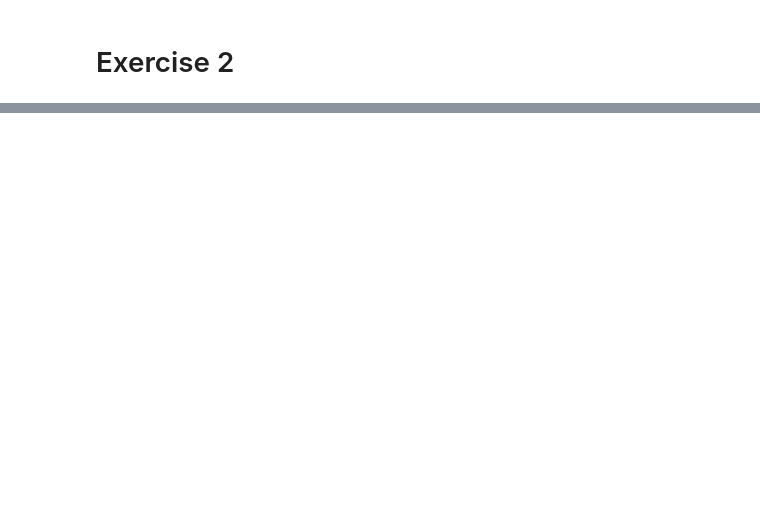
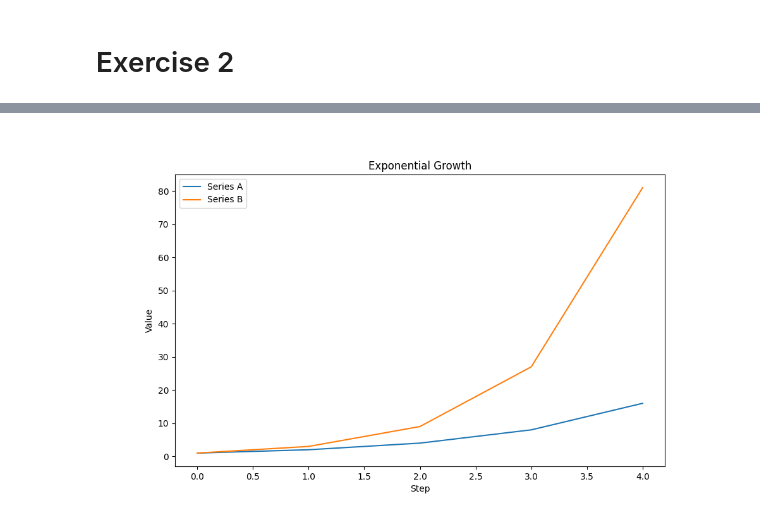
Before and after one commit to SmallCelestial/MLOps_course_AGH, a Jupyter notebook: lab13/lab.ipynb, the cells around one changed output, grey strips where cells are left out. Saved outputs shown, nothing was run; the diff lists cells and outputs as text; code cells hidden in the pictures; blank space fills up the shorter version.

```diff
--- a/lab13/lab.ipynb
+++ b/lab13/lab.ipynb
@@ -200,0 +535,3 @@ if __name__ == "__main__":
+# %%
+parquet_url = "https://d37ci6vzurychx.cloudfront.net/trip-data/yellow_tripdata_2025-01.parquet"
+response = make_data_request(f"Read this Parquet file and tell me the first vendor ID and pickup time: {parquet_url}")
@@ -200,0 +678,16 @@ if __name__ == "__main__":
+# %%
+prompt = "What date do we have?"
+response = await make_llm_request(prompt)
+print("Response:\n", response)
+
+print()
+
+prompt = "Can you give me data and time in ISO 8601 format?"
+response = await make_llm_request(prompt)
+print("Response:\n", response)
+
+print()
+
+prompt = "What time is it?"
+response = await make_llm_request(prompt)
+print("Response:\n", response)
@@ -200,0 +709,66 @@ if __name__ == "__main__":
+# %%
+import base64
+from IPython.display import Image, display
+
+
+async def make_viz_request(prompt: str) -> None:
+    mcp_servers = {
+        "viz_server": "http://localhost:8003/mcp",
+    }
+    vllm_client = OpenAI(api_key="EMPTY", base_url="http://localhost:8000/v1")
+
+    async with MCPManager(mcp_servers) as mcp:
+        messages = [
+            {"role": "system", "content": "You are a helpful assistant. Use tools if you need to."},
+            {"role": "user", "content": prompt},
+        ]
+
+        for _ in range(5):
+            response = vllm_client.chat.completions.create(
+                model="",
+                messages=messages,
+                tools=mcp.tools,
+                tool_choice="auto",
+                max_completion_tokens=1000,
+                extra_body={"chat_template_kwargs": {"enable_thinking": False}},
+            )
+
+            resp_msg = response.choices[0].message
+            if not resp_msg.tool_calls:
+                print(f"Assistant: {resp_msg.content}")
+                return
+
+            messages.append(resp_msg)
+            for tool_call in resp_msg.tool_calls:
+                func_name = tool_call.function.name
+                func_args = json.loads(tool_call.function.arguments)
+
+                print(f"Executing tool '{func_name}' with args: {func_args}")
+                func_result = await mcp.call_tool(func_name, func_args)
+
+                if func_name == "line_plot":
+                    image_data = base64.b64decode(func_result)
+                    filename = "generated_plot.png"
+                    with open(filename, "wb") as f:
+                        f.write(image_data)
+                    print(f"Image successfully saved to '{filename}'")
+                    display(Image(filename=filename))
+
+                    func_result = "Plot generated and saved to disk successfully."
+
+                messages.append(
+                    {
+                        "role": "tool",
+                        "tool_call_id": tool_call.id,
+                        "name": func_name,
+                        "content": func_result,
+                    }
+                )
+
+prompt = (
+    "Create a line plot for the following data series: "
+    "Series A: [1, 2, 4, 8, 16], Series B: [1, 3, 9, 27, 81]. "
+    "Title: 'Exponential Growth', X Label: 'Step', Y Label: 'Value'."
+)
+await make_viz_request(prompt)
+# %% [output]
@@ -200,0 +777 @@ if __name__ == "__main__":
+[figure, added]
```
Also changed, not shown: parts of 24 cells of this notebook, 4 other files.
